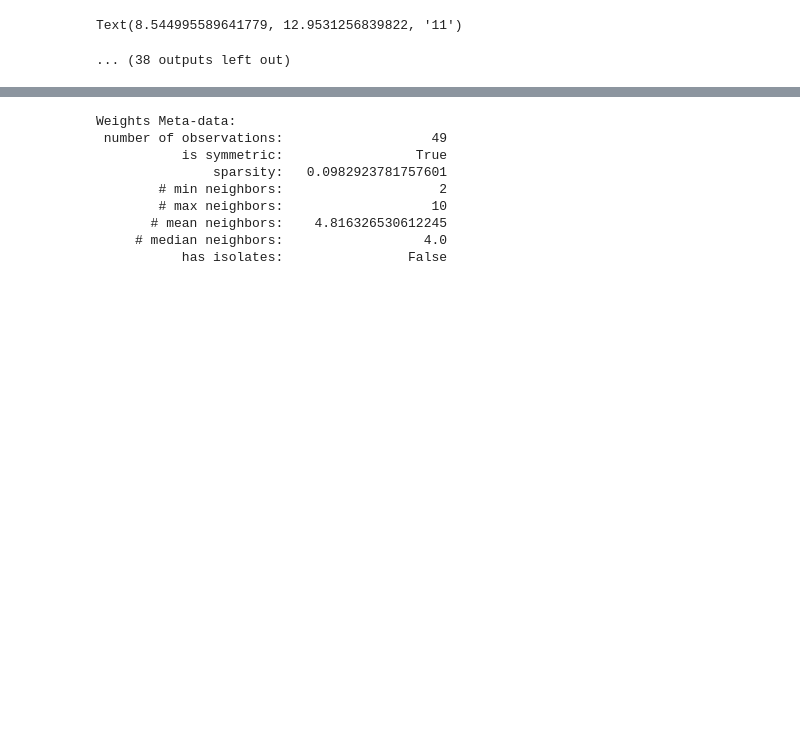
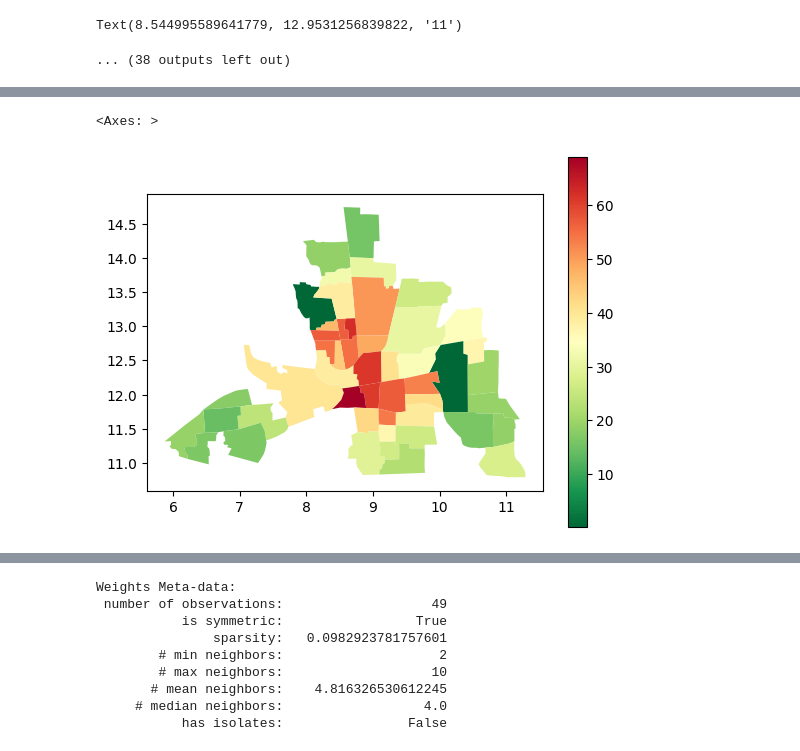
Before and after one commit to theaok/gisPy, a Jupyter notebook: geoda.ipynb, the cells around one changed output, grey strips where cells are left out. Saved outputs shown, nothing was run; the diff lists cells and outputs as text; code cells hidden in the pictures; blank space fills up the shorter version.

```diff
--- a/geoda.ipynb
+++ b/geoda.ipynb
@@ -142,0 +297,4 @@ col.head(2)
+# %%
+col['index']=col.index
+import plotly.express as px
+px.scatter(col, x="CRIME_std", y="CRIME_std_lag", hover_data="index",width=1000,height=600)
@@ -142,0 +331,5 @@ col.head(2)
+# %%
+col.plot(column='CRIME',legend=True,cmap='RdYlGn_r')
+# %% [output]
+<Axes: >
+[figure, added]
```
Also changed, not shown: parts of 27 cells of this notebook.
